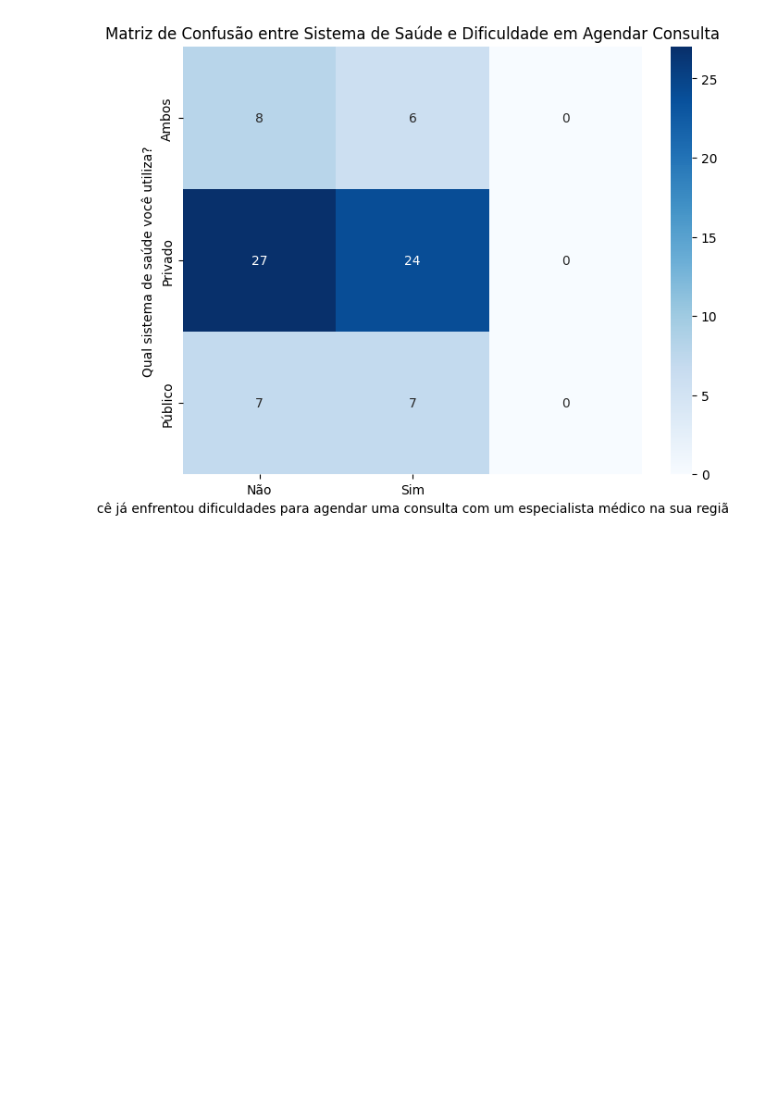
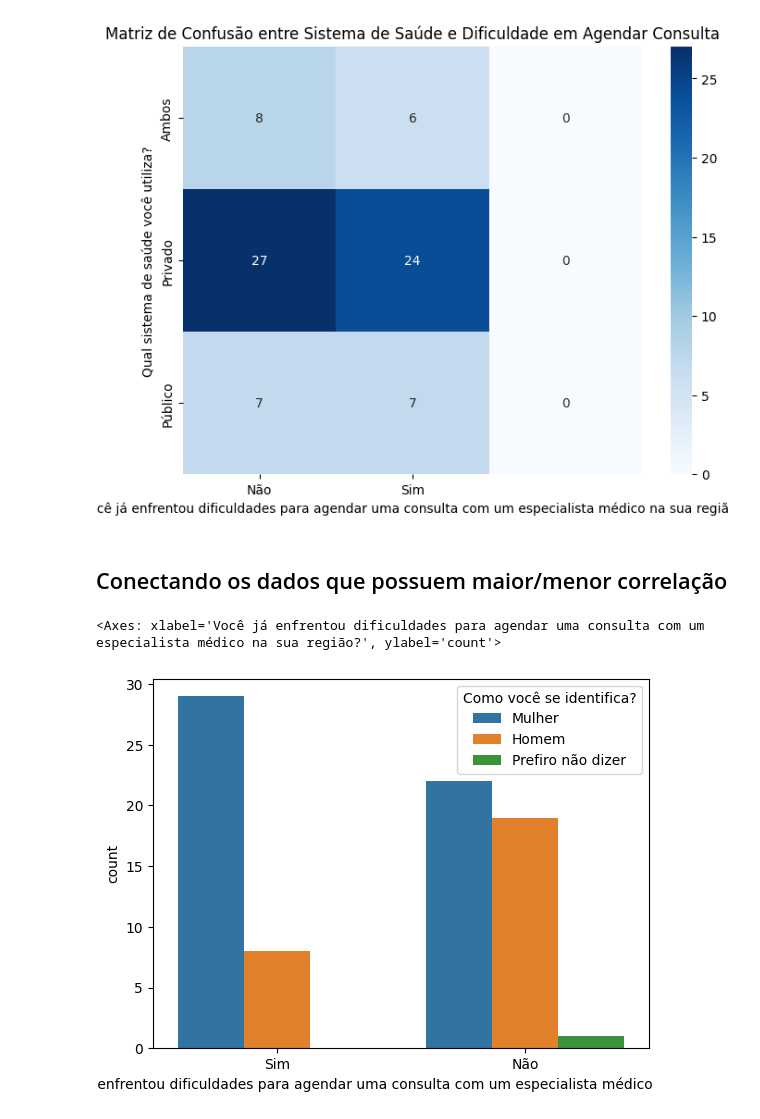
Before and after one commit to brunameinberg/agilebestpracticesproject, a Jupyter notebook: data analysis/analyzedata.ipynb, the cells around one changed output. Cells and saved outputs as stored; diff of their text form; code cells hidden in the pictures; blank space fills up the shorter version.

Commit message:
add data

```diff
--- a/data analysis/analyzedata.ipynb
+++ b/data analysis/analyzedata.ipynb
@@ -152,3 +152,12 @@ plt.title('Matriz de Confusão entre Sistema de Saúde e Dificuldade em Agendar
 plt.show()
 # %% [output]
 [figure]
+# %% [markdown]
+## Conectando os dados que possuem maior/menor correlação
+# %%
+#plotando o gráfico
+sns.countplot
+sns.countplot(x="Você já enfrentou dificuldades para agendar uma consulta com um especialista médico na sua região?", hue="Como você se identifica?", data=data)
+# %% [output]
+<Axes: xlabel='Você já enfrentou dificuldades para agendar uma consulta com um especialista médico na sua região?', ylabel='count'>
+[figure, added]
```
Also changed, not shown: parts of 2 cells of this notebook, 2 other files.
